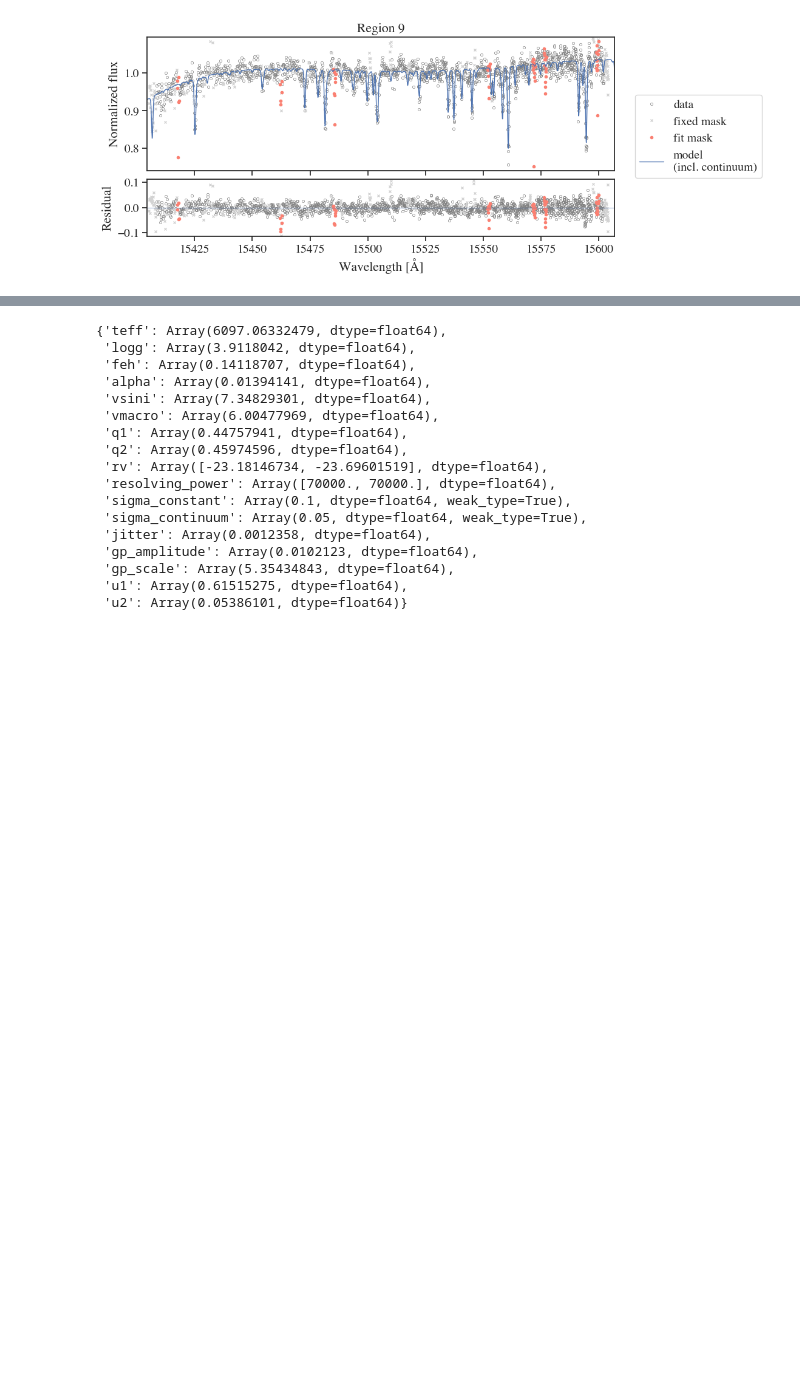
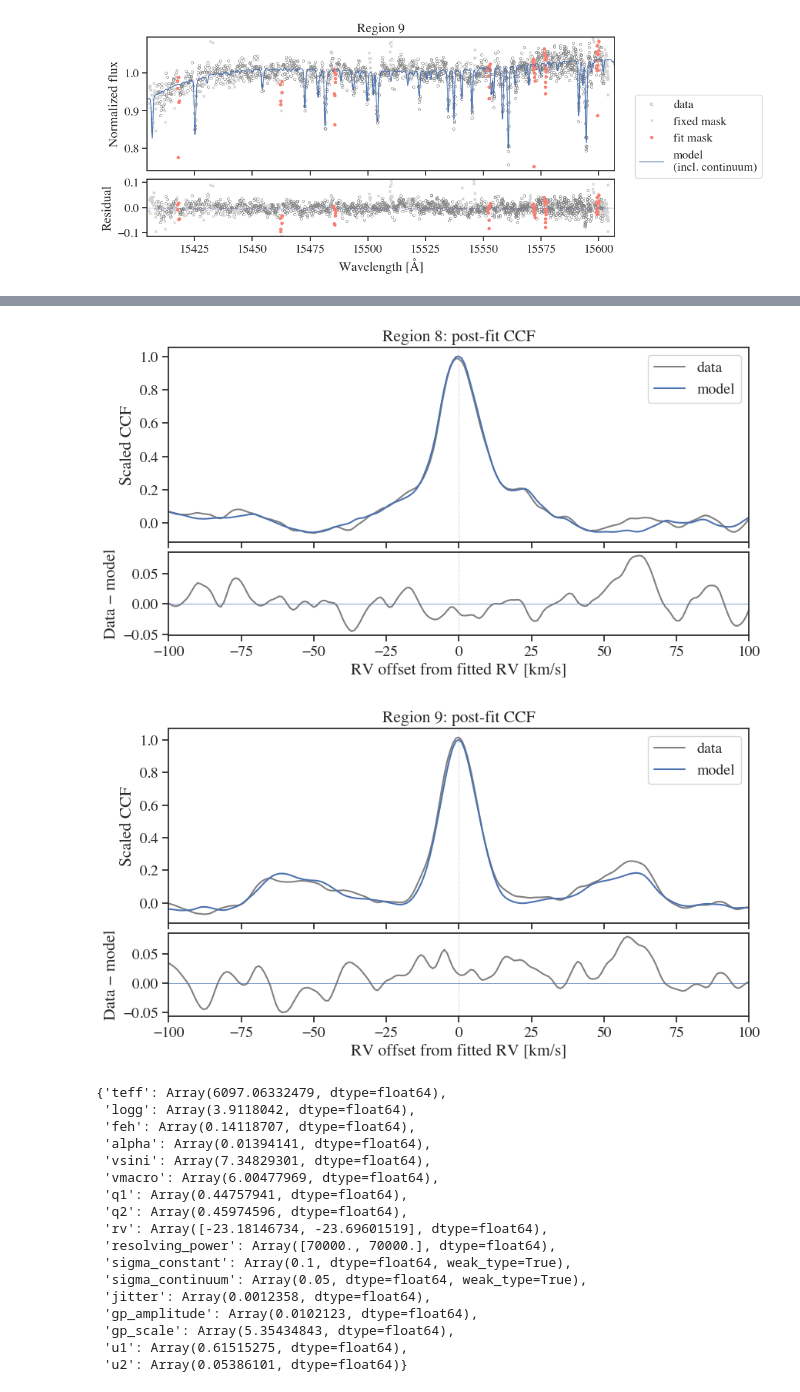
Before and after one commit to kemasuda/jaxstar, a Jupyter notebook: examples/specfit/coelho_mixture_prefit.ipynb, the cells around one changed output, grey strips where cells are left out. Drawn from its saved outputs; the diff is of its cells as text; code cells hidden in the pictures; blank space fills up the shorter version.

```diff
--- a/examples/specfit/coelho_mixture_prefit.ipynb
+++ b/examples/specfit/coelho_mixture_prefit.ipynb
@@ -427,3 +444,13 @@ plt.show()
+# %%
+ccf_figures = sf.plot_ccf(
+    point=p_fit, model=model,
+    ccfvmax=100., velocity_step=1.,
+    save_path=result_dir / "ccf_final_svi.pdf",
+)
+plt.show()
+# %% [output]
+[figure, added]
+[figure, added]
 # %%
 p_fit
 # %% [output]
```
Also changed, not shown: parts of 1 cell of this notebook, 5 other files.
